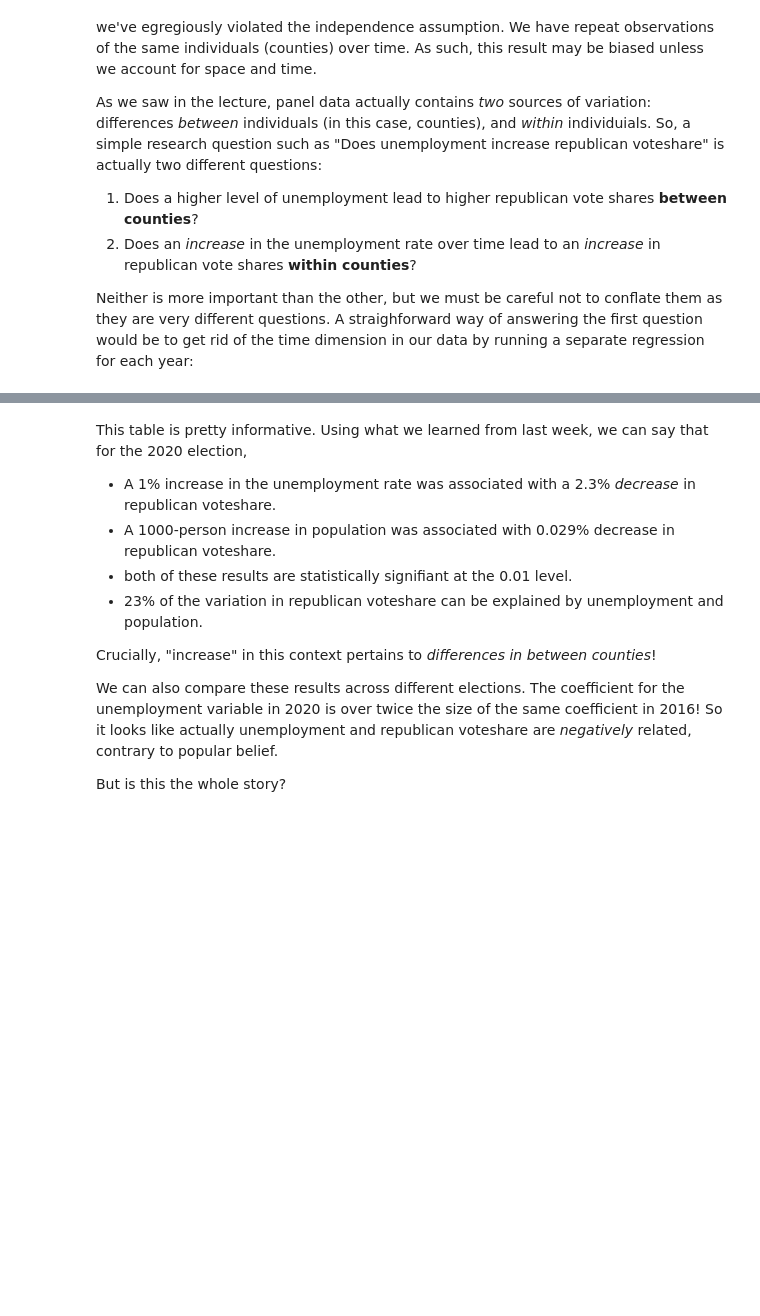
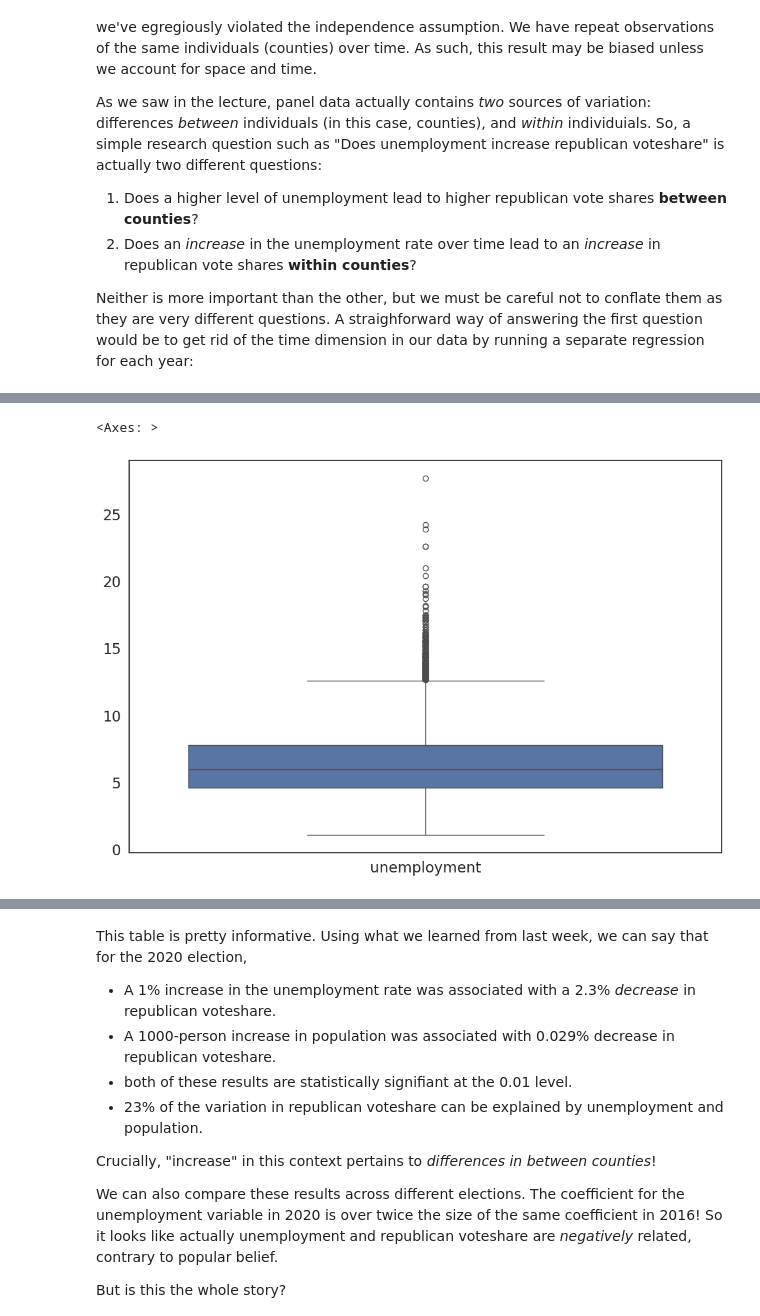
Before and after one commit to eli576/QM2, a Jupyter notebook: notebooks/W08. Diff-in-Diff.ipynb, the cells around one changed output, grey strips where cells are left out. Saved outputs shown, nothing was run; the diff lists cells and outputs as text; code cells hidden in the pictures; blank space fills up the shorter version.

```diff
--- a/notebooks/W08. Diff-in-Diff.ipynb
+++ b/notebooks/W08. Diff-in-Diff.ipynb
@@ -135,0 +176,5 @@ Neither is more important than the other, but we must be careful not to conflate
+# %%
+sns.boxplot(data=df_c[['unemployment']])
+# %% [output]
+<Axes: >
+[figure, added]
```
Also changed, not shown: parts of 55 cells of this notebook.
